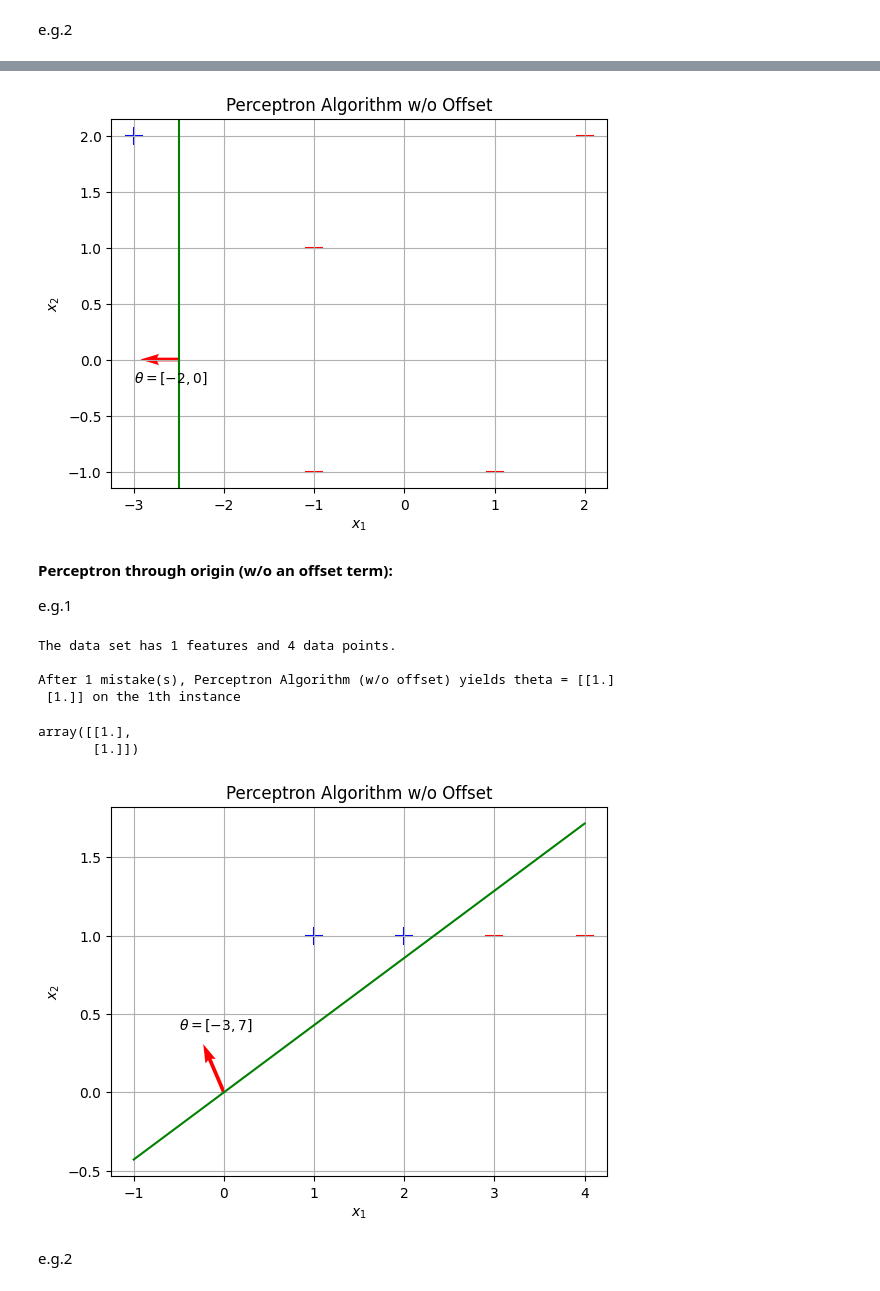
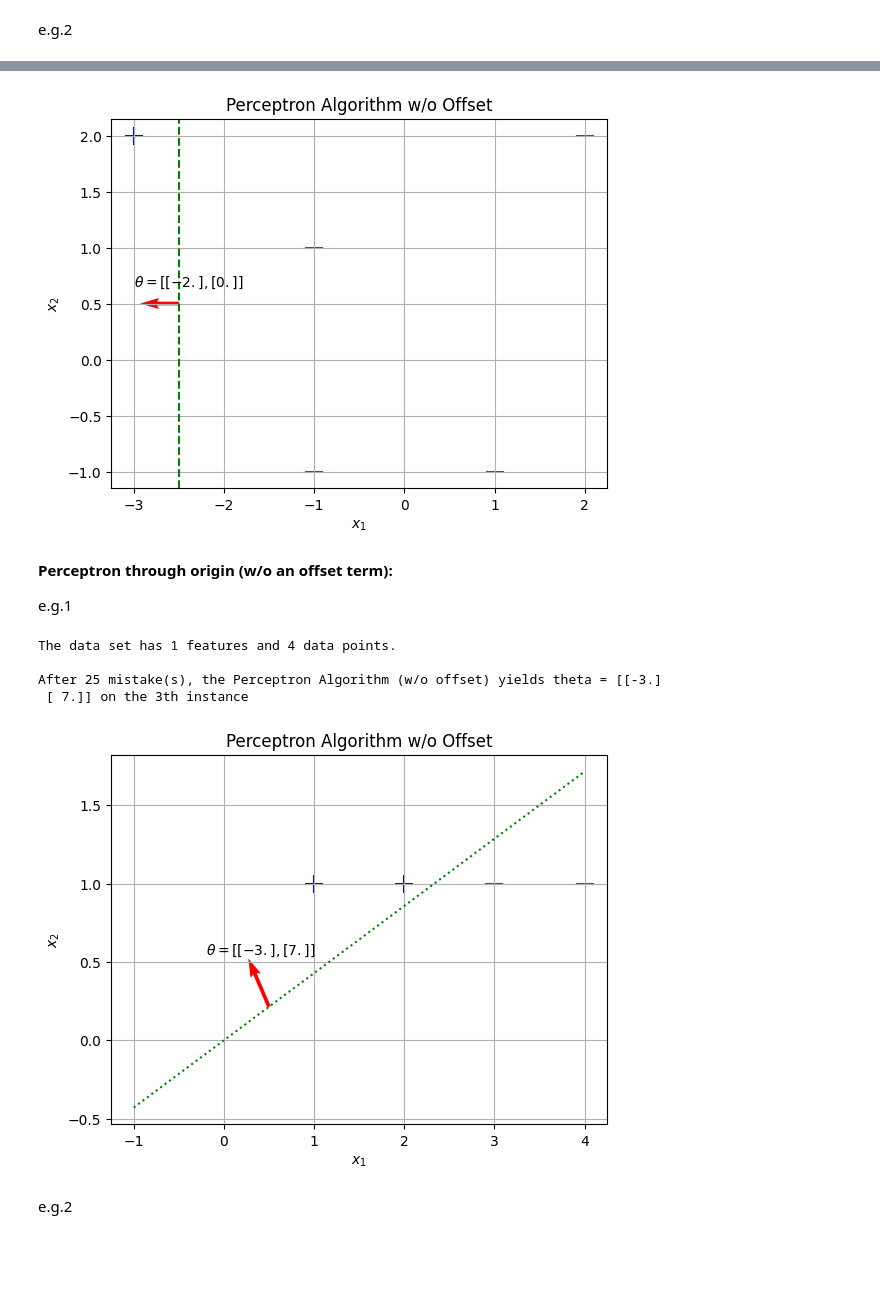
Before and after one commit to pquynhvu/ML, a Jupyter notebook: demo/perceptrons.ipynb, the cells around one changed output, grey strips where cells are left out. Cells and saved outputs as stored; diff of their text form; code cells hidden in the pictures; blank space fills up the shorter version.

```diff
--- a/demo/perceptrons.ipynb
+++ b/demo/perceptrons.ipynb
@@ -62,18 +57,18 @@ After 4 mistake(s), Perceptron Algorithm (w/ offset) yields theta = [[-3.]
 # %%
 plt.scatter(df[df['y']==1]['x1'], df[df['y']==1]['x2'], marker='+', s=150, c='b')
 plt.scatter(df[df['y']==-1]['x1'], df[df['y']==-1]['x2'], marker='_', s=150, c='r')
-plt.axvline(x = -5/2, color = 'g', linestyle = '-')
 plt.title('Perceptron Algorithm w/o Offset')
 plt.xlabel('$x_{1}$')
 plt.ylabel('$x_{2}$')
 
-plt.quiver(-2.5, 0, -2, 0, color='r', units='xy', scale=5)
-plt.text(-3, -0.2, '$\\theta = [-2,0]$')
+plt.axvline(x = -theta_0/(theta[0]), color='g', linestyle = 'dashed')
+plt.quiver(-theta_0/(theta[0]), 0.5, theta[0], theta[1], color='r', units='xy', scale=5)
+plt.text(-3, 0.65, '$\\theta = [{},{}]$'.format(theta[0], theta[1]))
 
 plt.grid()
 plt.show()
 # %% [output]
-[figure, old version]
+[figure, new version]
 # %% [markdown]
 **Perceptron through origin (w/o an offset term):**
 
@@ -85,29 +80,27 @@ y = np.array([[1], [1], [-1], [-1]])
 df = pd.DataFrame(X, columns=['x1'])
 df = df.assign(x2 = np.ones(X.shape[0]), y = y)
 
-perceptron_through_origin(X, y, 100)
+theta=perceptron_through_origin(X, y, 100)
 # %% [output]
 The data set has 1 features and 4 data points.
 
-After 1 mistake(s), Perceptron Algorithm (w/o offset) yields theta = [[1.]
- [1.]] on the 1th instance
+After 25 mistake(s), the Perceptron Algorithm (w/o offset) yields theta = [[-3.]
+ [ 7.]] on the 3th instance
-array([[1.],
-       [1.]])
 # %%
 plt.scatter(df[df['y']==1]['x1'], df[df['y']==1]['x2'], marker='+', s=150, c='b')
 plt.scatter(df[df['y']==-1]['x1'], df[df['y']==-1]['x2'], marker='_', s=150, c='r')
-plt.plot(np.linspace(-1, 4, num=10),  (3/7)*np.linspace(-1, 4, num=10), 'g')
 plt.title('Perceptron Algorithm w/o Offset')
 plt.xlabel('$x_{1}$')
 plt.ylabel('$x_{2}$')
 
-plt.quiver(0, 0, -3, 7, color='r', units='xy', scale=15)
-plt.text(-0.5, 0.4, '$\\theta = [-3,7]$')
+plt.plot(np.linspace(-1, 4, num=10), (-theta[0]*np.linspace(-1, 4, num=10))/theta[1], 'g:')
+plt.quiver(0.5, (- theta[0]*0.5)/theta[1], theta[0], theta[1], color='r', units='xy', scale=15)
+plt.text(-0.2, 0.55, '$\\theta = [{},{}]$'.format(theta[0], theta[1]))
 
 plt.grid()
 plt.show()
 # %% [output]
-[figure, old version]
+[figure, new version]
 # %% [markdown]
 e.g.2
 # %%
```
Also changed, not shown: parts of 9 cells of this notebook, 2 other files.
